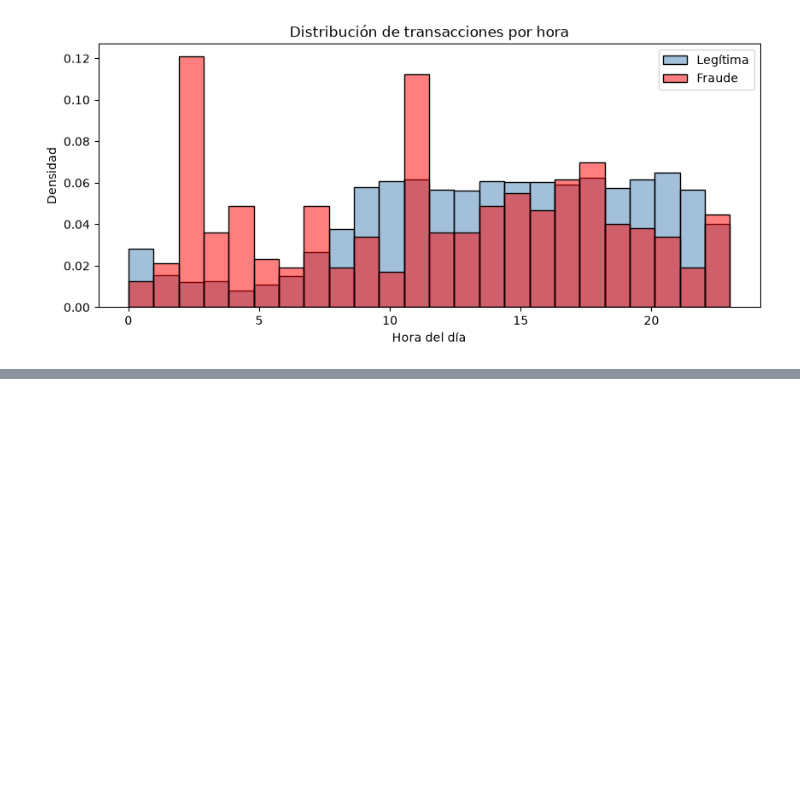
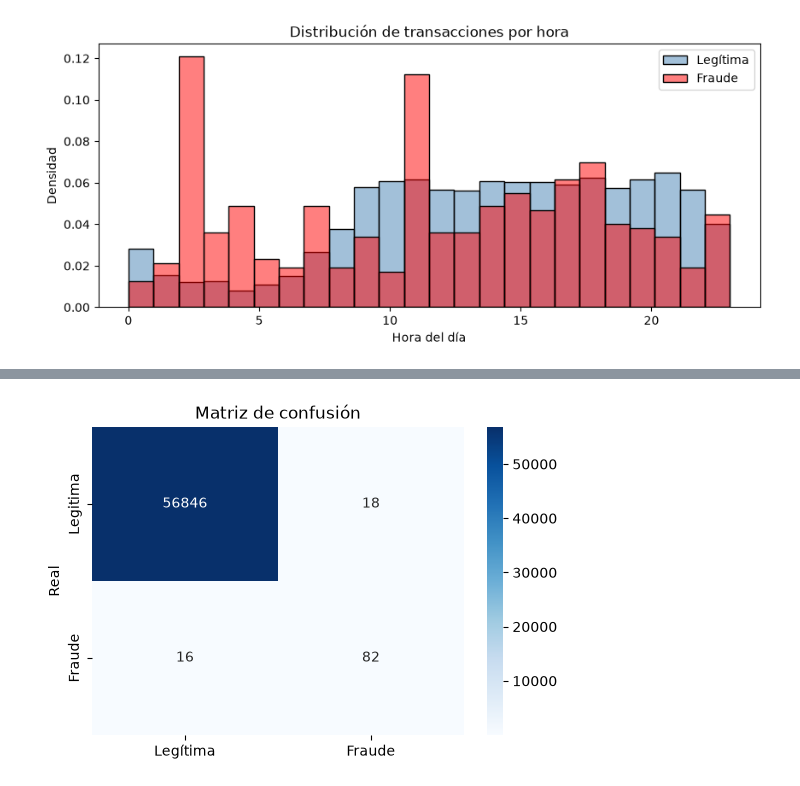
Before and after one commit to yosestef/credit-card-fraud-detection, a Jupyter notebook: notebooks/01_eda.ipynb, the cells around one changed output, grey strips where cells are left out. Cells and saved outputs as stored; diff of their text form; code cells hidden in the pictures; blank space fills up the shorter version.

Commit message:
feat: train Random Forest model with SMOTE, AUC-ROC 0.9638

```diff
--- a/notebooks/01_eda.ipynb
+++ b/notebooks/01_eda.ipynb
@@ -181,0 +192,8 @@ print(os.listdir(".."))
+# %%
+from imblearn.over_sampling import SMOTE
+
+smote = SMOTE(random_state=42)
+x_train_bal, y_train_bal = smote.fit_resample(x_train, y_train)
+
+print("Antes de SMOTE: ", y_train.value_counts().to_dict)
+print("Despues de SMOTE: ", y_train_bal.value_counts().to_dict())
@@ -181,0 +206,12 @@ print(os.listdir(".."))
+# %%
+from sklearn.ensemble import RandomForestClassifier
+
+modelo = RandomForestClassifier(
+    n_estimators = 100,
+    class_weight = "balanced",
+    random_state = 42,
+    n_jobs = -1
+)
+
+modelo.fit(x_train_bal, y_train_bal)
+print("Modelo entrenado")
@@ -181,0 +220,10 @@ print(os.listdir(".."))
+# %%
+from sklearn.metrics import classification_report, confusion_matrix, roc_auc_score
+
+y_pred = modelo.predict(x_test)
+y_prob = modelo.predict_proba(x_test)[:, 1]
+
+print(classification_report(y_test, y_pred, target_names=["Legitima", "Fraude"]))
+
+auc = roc_auc_score(y_test, y_prob)
+print(f"AUC-ROC: {auc:.4f}")
@@ -181,0 +241,13 @@ print(os.listdir(".."))
+# %%
+cm = confusion_matrix(y_test, y_pred)
+
+plt.figure(figsize=(6,4))
+sns.heatmap(cm, annot=True, fmt="d", cmap="Blues",
+            xticklabels=["Legítima", "Fraude"],
+            yticklabels=["Legitima", "Fraude"])
+plt.title("Matriz de confusión")
+plt.ylabel("Real")
+plt.savefig("../images/05_confusion_matrix.png", dpi = 150, bbox_inches = "tight")
+plt.show()
+# %% [output]
+[figure, added]
```
Also changed, not shown: parts of 7 cells of this notebook, 1 other file.
